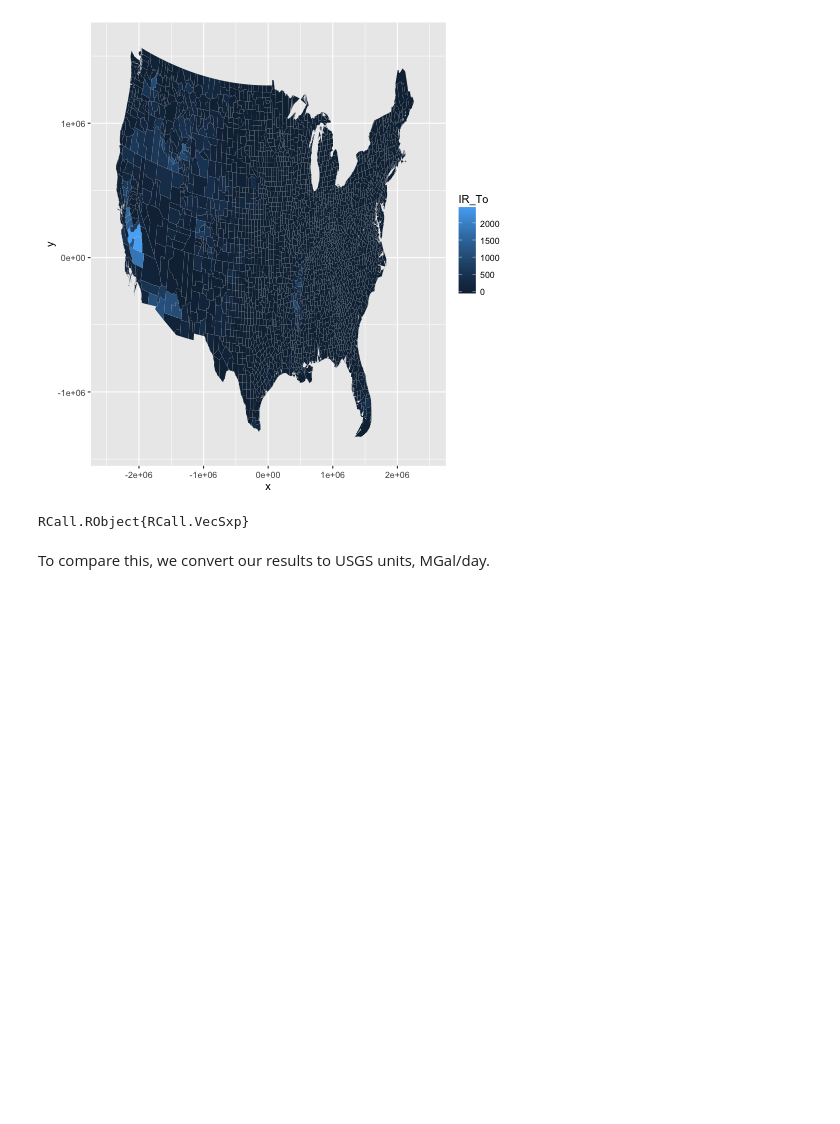
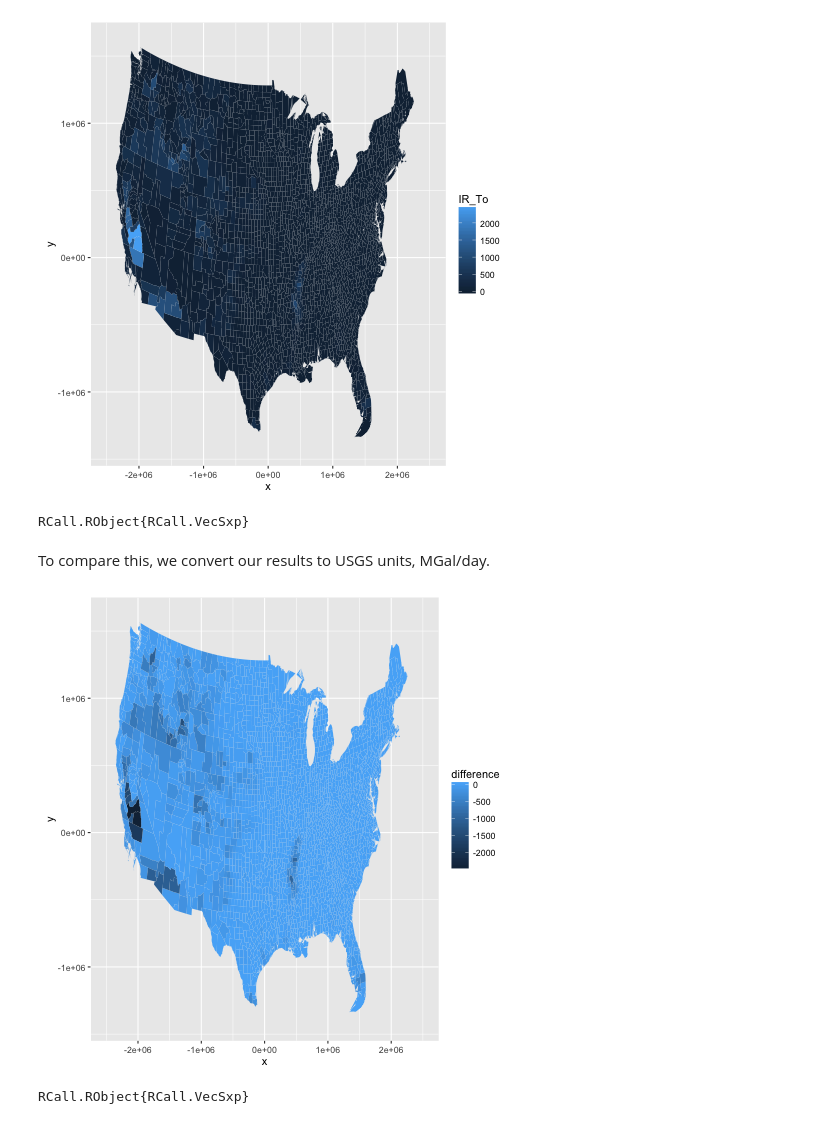
Before and after one commit to AmericasWater/awash, a Jupyter notebook: docs/compare-irrigation.ipynb, the cells around one changed output. Saved outputs shown, nothing was run; the diff lists cells and outputs as text; code cells hidden in the pictures; blank space fills up the shorter version.

```diff
--- a/docs/compare-irrigation.ipynb
+++ b/docs/compare-irrigation.ipynb
@@ -103,0 +102,9 @@ simulated[:converted] = simulated[:totalirrigation] / (365 * 3785.41)
+# %%
+simulated[:converted] = simulated[:totalirrigation] / (365 * 3785.41)
+recorded[:difference] = simulated[:converted] - recorded[:IR_To]
+R"ggplot($recorded, aes(map_id=FIPS)) +
+geom_map(aes(fill=difference), map=shapes) +
+expand_limits(x=c(-2500000, 2500000), y=c(-1.4e6, 1.6e6))"
+# %% [output]
+[figure, added]
+RCall.RObject{RCall.VecSxp}
```
Also changed, not shown: parts of 9 cells of this notebook, 12 other files.
